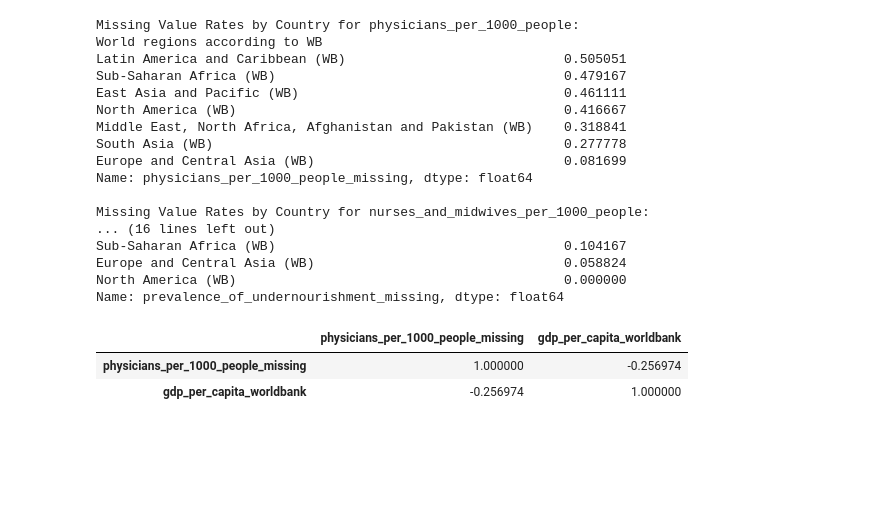
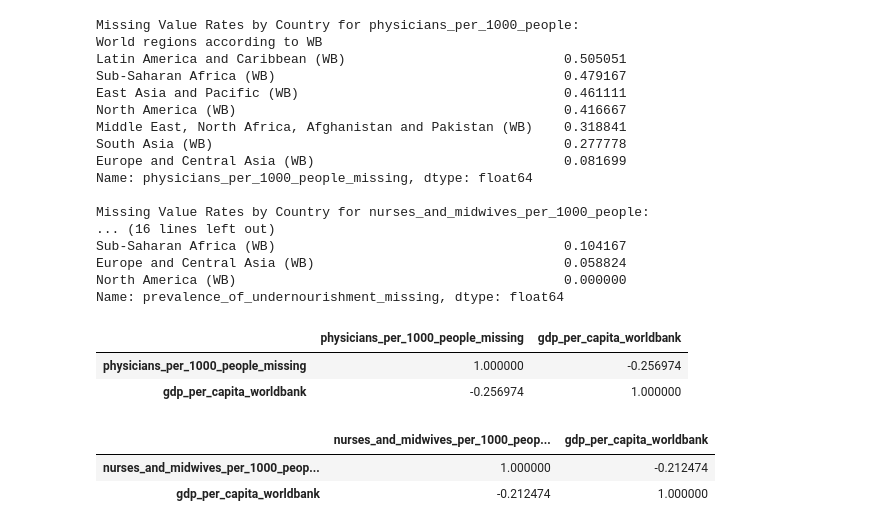
Before and after one commit to HamzahFayad/master_thesis_child_mortality, a Jupyter notebook: 01_notebooks/1_data_exploration.ipynb, the cells around one changed output. Saved outputs shown, nothing was run; the diff lists cells and outputs as text; code cells hidden in the pictures; blank space fills up the shorter version.

```diff
--- a/01_notebooks/1_data_exploration.ipynb
+++ b/01_notebooks/1_data_exploration.ipynb
@@ -345,3 +369,9 @@ categ_df_wr[['physicians_per_1000_people_missing', 'gdp_per_capita_worldbank']].
 |  | physicians_per_1000_people_missing | gdp_per_capita_worldbank |
 | physicians_per_1000_people_missing | 1.000000 | -0.256974 |
 | gdp_per_capita_worldbank | -0.256974 | 1.000000 |
+# %%
+categ_df_wr[['nurses_and_midwives_per_1000_people_missing', 'gdp_per_capita_worldbank']].corr()
+# %% [output]
+|  | nurses_and_midwives_per_1000_peop... | gdp_per_capita_worldbank |
+| nurses_and_midwives_per_1000_peop... | 1.000000 | -0.212474 |
+| gdp_per_capita_worldbank | -0.212474 | 1.000000 |
```
Also changed, not shown: parts of 6 cells of this notebook, 2 other files.
